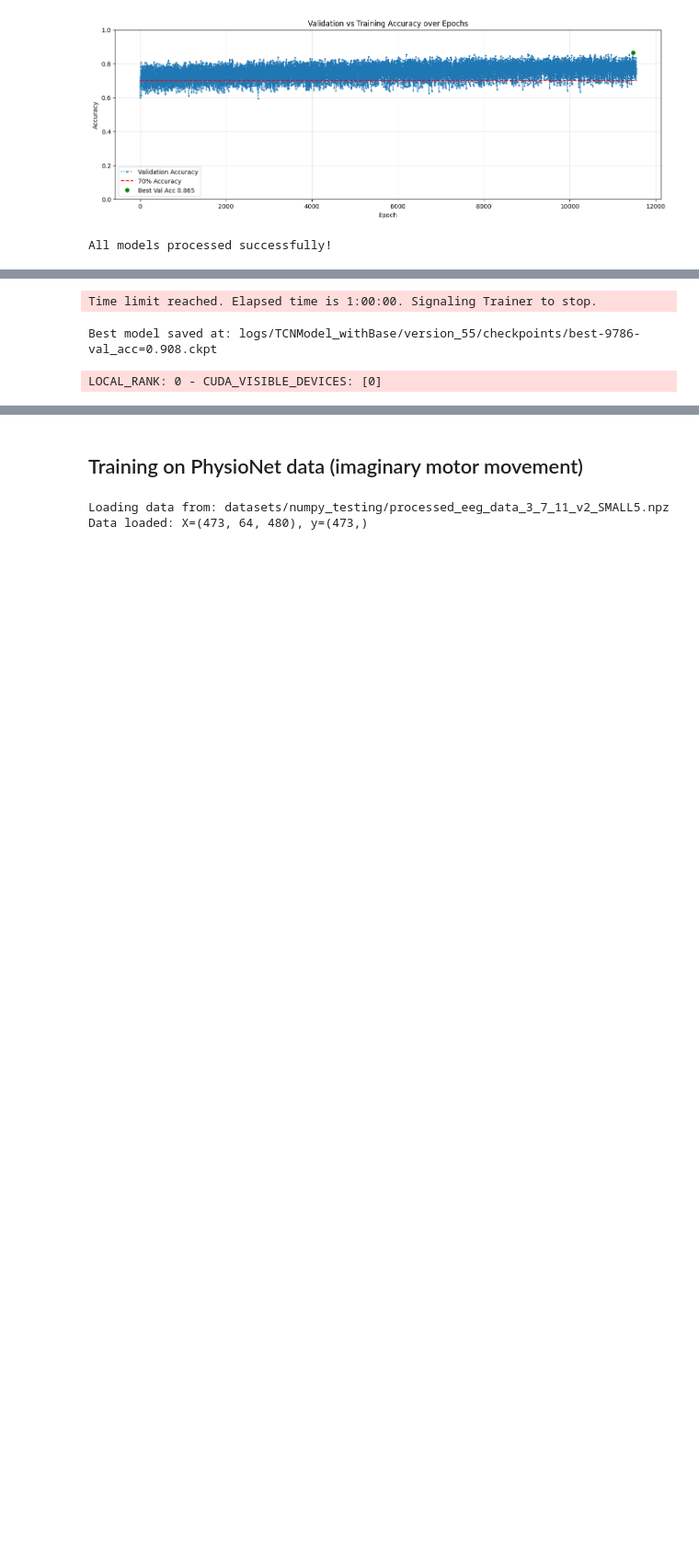
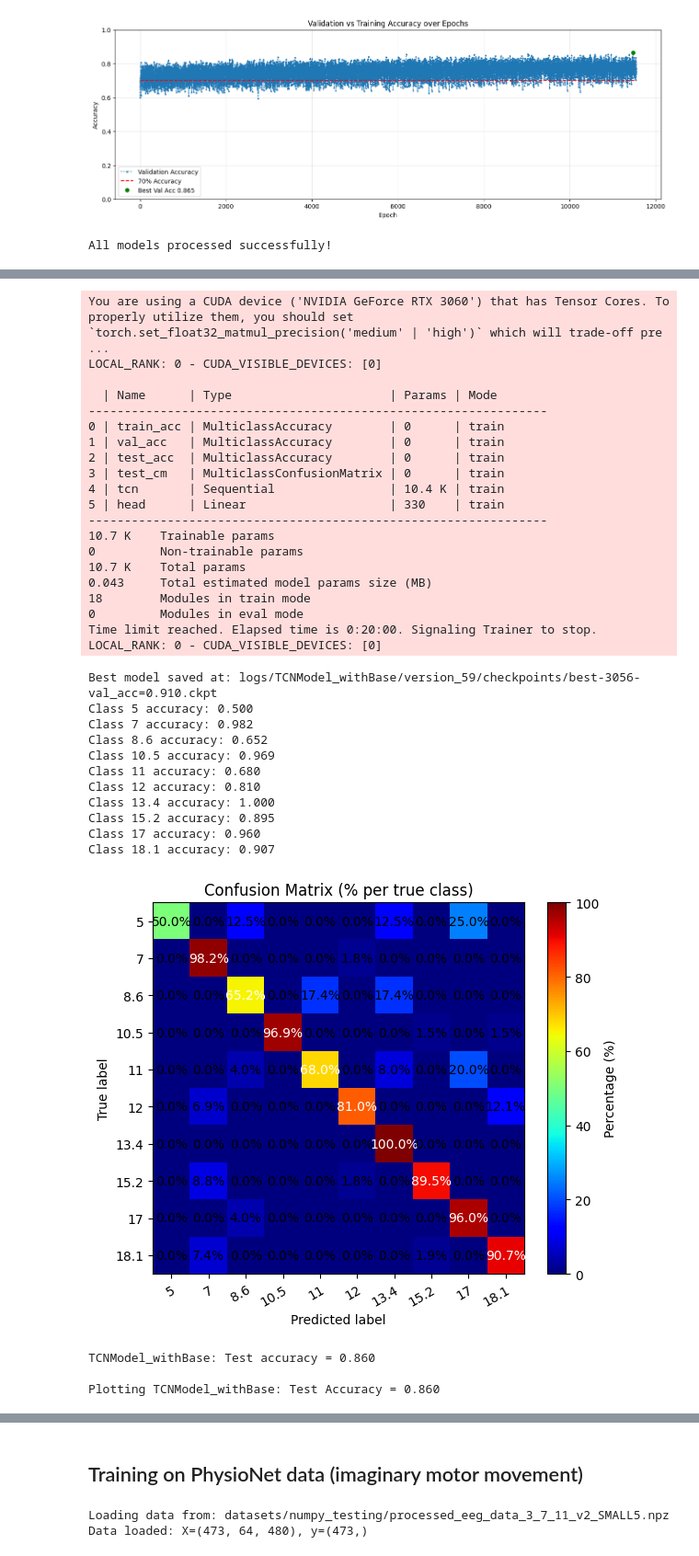
Before and after one commit to GeorgTenzing/EEG_Classification, a Jupyter notebook: Main.ipynb, the cells around one changed output, grey strips where cells are left out. Shown at 92% size. Drawn from its saved outputs; the diff is of its cells as text; code cells hidden in the pictures; blank space fills up the shorter version.

```diff
--- a/Main.ipynb
+++ b/Main.ipynb
@@ -181,12 +181,14 @@ shared_parameters_ssvep = {
     "NOTCH_50": True,
     "OCCIPITAL_SLICE": slice(0, 8),
 
-    "MAX_TIME": "00:01:00:00",
+    "MAX_TIME": "00:00:20:00",
     "MODEL_KWARGS": {
         "in_channels": 8,
         "num_classes": 10,
         "class_labels": [5, 7, 8.6, 10.5, 11, 12, 13.4, 15.2, 17, 18.1],
-        "class_weights": [1.0, 1.0, 1.5, 1.0, 1.5, 1.0, 1.0, 1.0, 1.5, 1.0],
+        # "class_weights": [1.0, 1.0, 1.5, 1.0, 1.5, 1.0, 1.0, 1.0, 1.5, 1.0],
+        "class_weights": [1.0, 1.0, 1.0, 1.0, 1.0, 1.0, 1.0, 1.0, 1.0, 1.0],
+
     },
 
     # "skip_training": True,
@@ -216,9 +205,41 @@ LOCAL_RANK: 0 - CUDA_VISIBLE_DEVICES: [0]
 Dataset split: Train=1922, Val=411, Test=413
 Dataloaders ready
 
 Processing  TCNModel_withBase...
 
 Training TCNModel_withBase...
-Time limit reached. Elapsed time is 1:00:00. Signaling Trainer to stop.
+You are using a CUDA device ('NVIDIA GeForce RTX 3060') that has Tensor Cores. To properly utilize them, you should set `torch.set_float32_matmul_precision('medium' | 'high')` which will trade-off pre ...
+LOCAL_RANK: 0 - CUDA_VISIBLE_DEVICES: [0]
+
+  | Name      | Type                      | Params | Mode
+----------------------------------------------------------------
+0 | train_acc | MulticlassAccuracy        | 0      | train
+1 | val_acc   | MulticlassAccuracy        | 0      | train
+2 | test_acc  | MulticlassAccuracy        | 0      | train
+3 | test_cm   | MulticlassConfusionMatrix | 0      | train
+4 | tcn       | Sequential                | 10.4 K | train
+5 | head      | Linear                    | 330    | train
+----------------------------------------------------------------
+10.7 K    Trainable params
+0         Non-trainable params
+10.7 K    Total params
+0.043     Total estimated model params size (MB)
+18        Modules in train mode
+0         Modules in eval mode
+Time limit reached. Elapsed time is 0:20:00. Signaling Trainer to stop.
+LOCAL_RANK: 0 - CUDA_VISIBLE_DEVICES: [0]
-Best model saved at: logs/TCNModel_withBase/version_55/checkpoints/best-9786-val_acc=0.908.ckpt
+Best model saved at: logs/TCNModel_withBase/version_59/checkpoints/best-3056-val_acc=0.910.ckpt
+Class 5 accuracy: 0.500
+Class 7 accuracy: 0.982
+Class 8.6 accuracy: 0.652
+Class 10.5 accuracy: 0.969
+Class 11 accuracy: 0.680
+Class 12 accuracy: 0.810
+Class 13.4 accuracy: 1.000
+Class 15.2 accuracy: 0.895
+Class 17 accuracy: 0.960
+Class 18.1 accuracy: 0.907
+[figure, new version]
-LOCAL_RANK: 0 - CUDA_VISIBLE_DEVICES: [0]
+TCNModel_withBase: Test accuracy = 0.860
+
+Plotting TCNModel_withBase: Test Accuracy = 0.860
```
Also changed, not shown: parts of 2 cells of this notebook, 7 other files.
